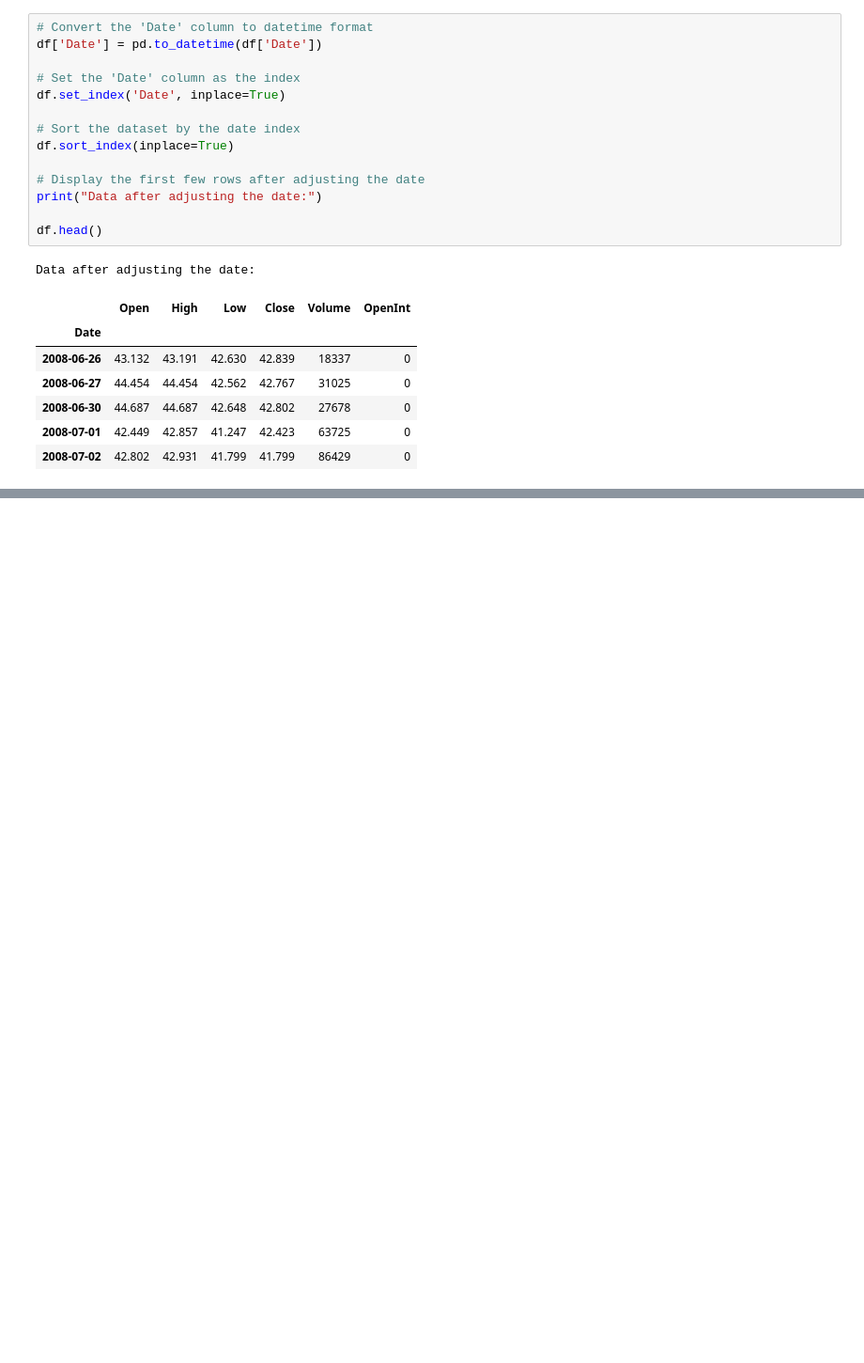
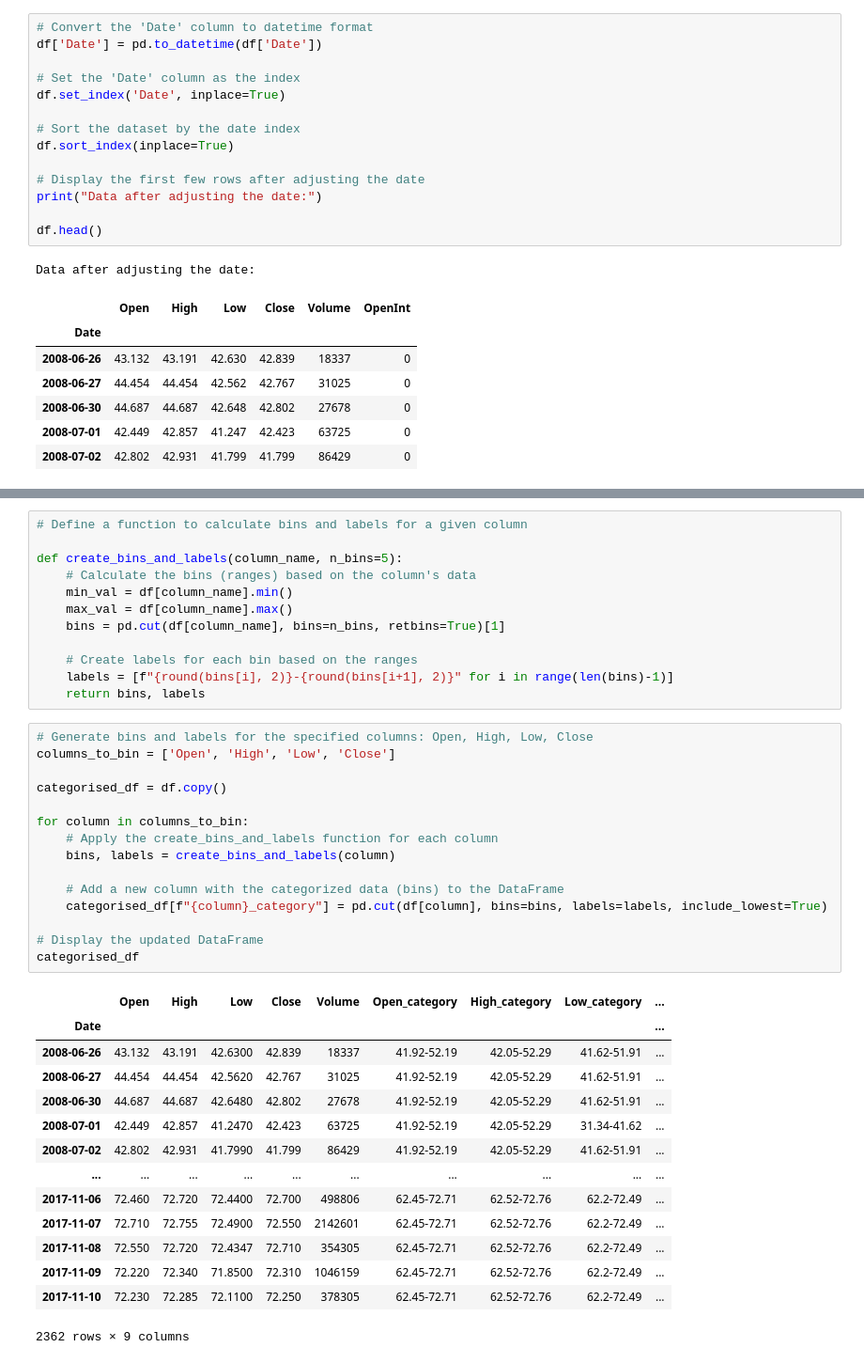
Before and after one commit to qazalarabali/ETF_EDA_Visualization, a Jupyter notebook: Index ETFs/VT/VT_EDA.ipynb, the cells around one changed output, grey strips where cells are left out. Shown at 94% size. Cells and saved outputs as stored; diff of their text form; blank space fills up the shorter version.

```diff
--- a/Index ETFs/VT/VT_EDA.ipynb
+++ b/Index ETFs/VT/VT_EDA.ipynb
@@ -327,0 +431,42 @@ Data after adjusting the date:
+# %%
+# Define a function to calculate bins and labels for a given column
+
+def create_bins_and_labels(column_name, n_bins=5):
+    # Calculate the bins (ranges) based on the column's data
+    min_val = df[column_name].min()
+    max_val = df[column_name].max()
+    bins = pd.cut(df[column_name], bins=n_bins, retbins=True)[1]
+
+    # Create labels for each bin based on the ranges
+    labels = [f"{round(bins[i], 2)}-{round(bins[i+1], 2)}" for i in range(len(bins)-1)]
+    return bins, labels
+# %%
+# Generate bins and labels for the specified columns: Open, High, Low, Close
+columns_to_bin = ['Open', 'High', 'Low', 'Close']
+
+categorised_df = df.copy()
+
+for column in columns_to_bin:
+    # Apply the create_bins_and_labels function for each column
+    bins, labels = create_bins_and_labels(column)
+
+    # Add a new column with the categorized data (bins) to the DataFrame
+    categorised_df[f"{column}_category"] = pd.cut(df[column], bins=bins, labels=labels, include_lowest=True)
+
+# Display the updated DataFrame
+categorised_df
+# %% [output]
+|  | Open | High | Low | Close | Volume | Open_category | High_category | Low_category | ... |
+| Date |  |  |  |  |  |  |  |  | ... |
+| 2008-06-26 | 43.132 | 43.191 | 42.6300 | 42.839 | 18337 | 41.92-52.19 | 42.05-52.29 | 41.62-51.91 | ... |
+| 2008-06-27 | 44.454 | 44.454 | 42.5620 | 42.767 | 31025 | 41.92-52.19 | 42.05-52.29 | 41.62-51.91 | ... |
+| 2008-06-30 | 44.687 | 44.687 | 42.6480 | 42.802 | 27678 | 41.92-52.19 | 42.05-52.29 | 41.62-51.91 | ... |
+| 2008-07-01 | 42.449 | 42.857 | 41.2470 | 42.423 | 63725 | 41.92-52.19 | 42.05-52.29 | 31.34-41.62 | ... |
+| 2008-07-02 | 42.802 | 42.931 | 41.7990 | 41.799 | 86429 | 41.92-52.19 | 42.05-52.29 | 41.62-51.91 | ... |
+| ... | ... | ... | ... | ... | ... | ... | ... | ... | ... |
+| 2017-11-06 | 72.460 | 72.720 | 72.4400 | 72.700 | 498806 | 62.45-72.71 | 62.52-72.76 | 62.2-72.49 | ... |
+| 2017-11-07 | 72.710 | 72.755 | 72.4900 | 72.550 | 2142601 | 62.45-72.71 | 62.52-72.76 | 62.2-72.49 | ... |
+| 2017-11-08 | 72.550 | 72.720 | 72.4347 | 72.710 | 354305 | 62.45-72.71 | 62.52-72.76 | 62.2-72.49 | ... |
+| 2017-11-09 | 72.220 | 72.340 | 71.8500 | 72.310 | 1046159 | 62.45-72.71 | 62.52-72.76 | 62.2-72.49 | ... |
+| 2017-11-10 | 72.230 | 72.285 | 72.1100 | 72.250 | 378305 | 62.45-72.71 | 62.52-72.76 | 62.2-72.49 | ... |
+2362 rows × 9 columns
```
Also changed, not shown: parts of 21 cells of this notebook.
